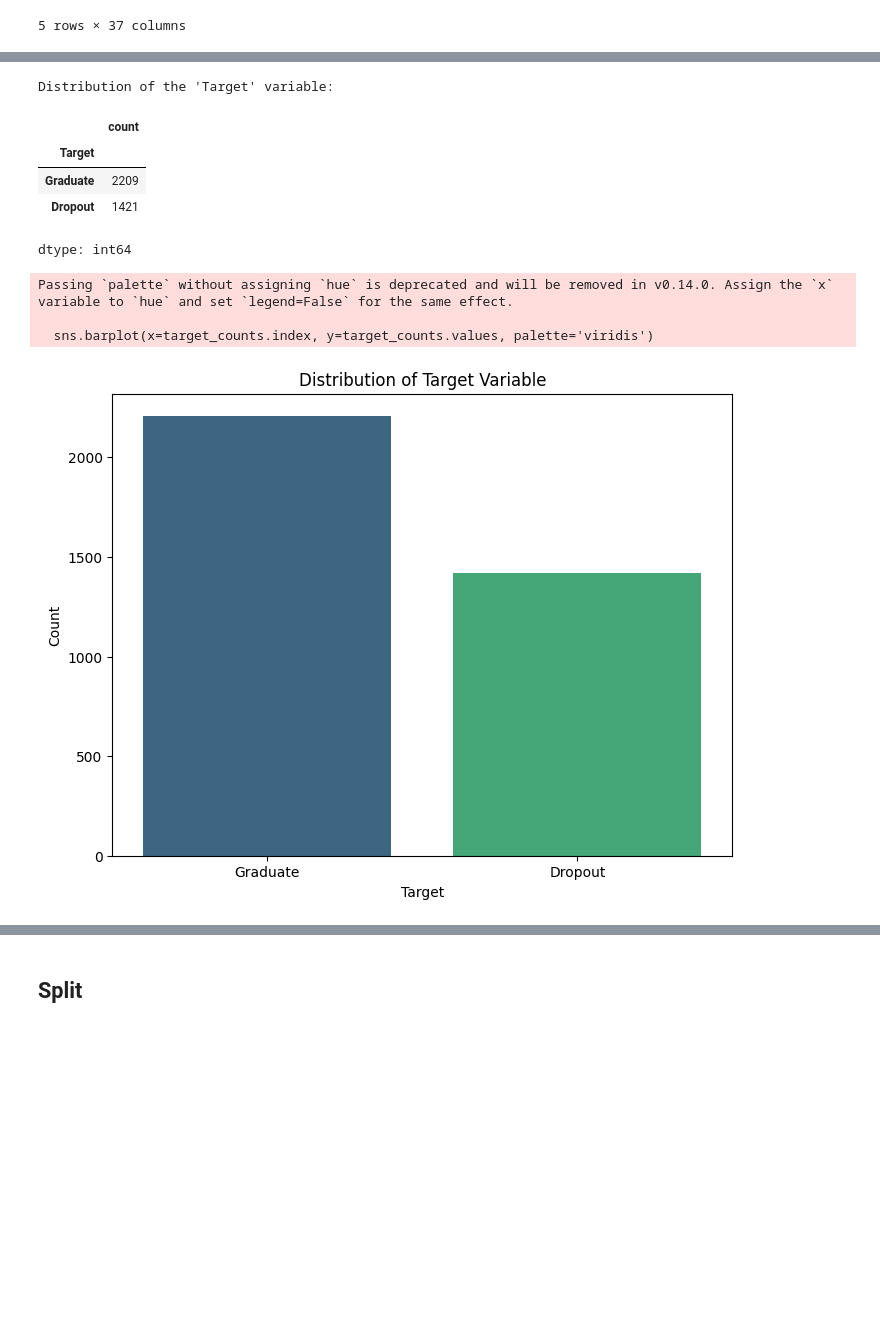
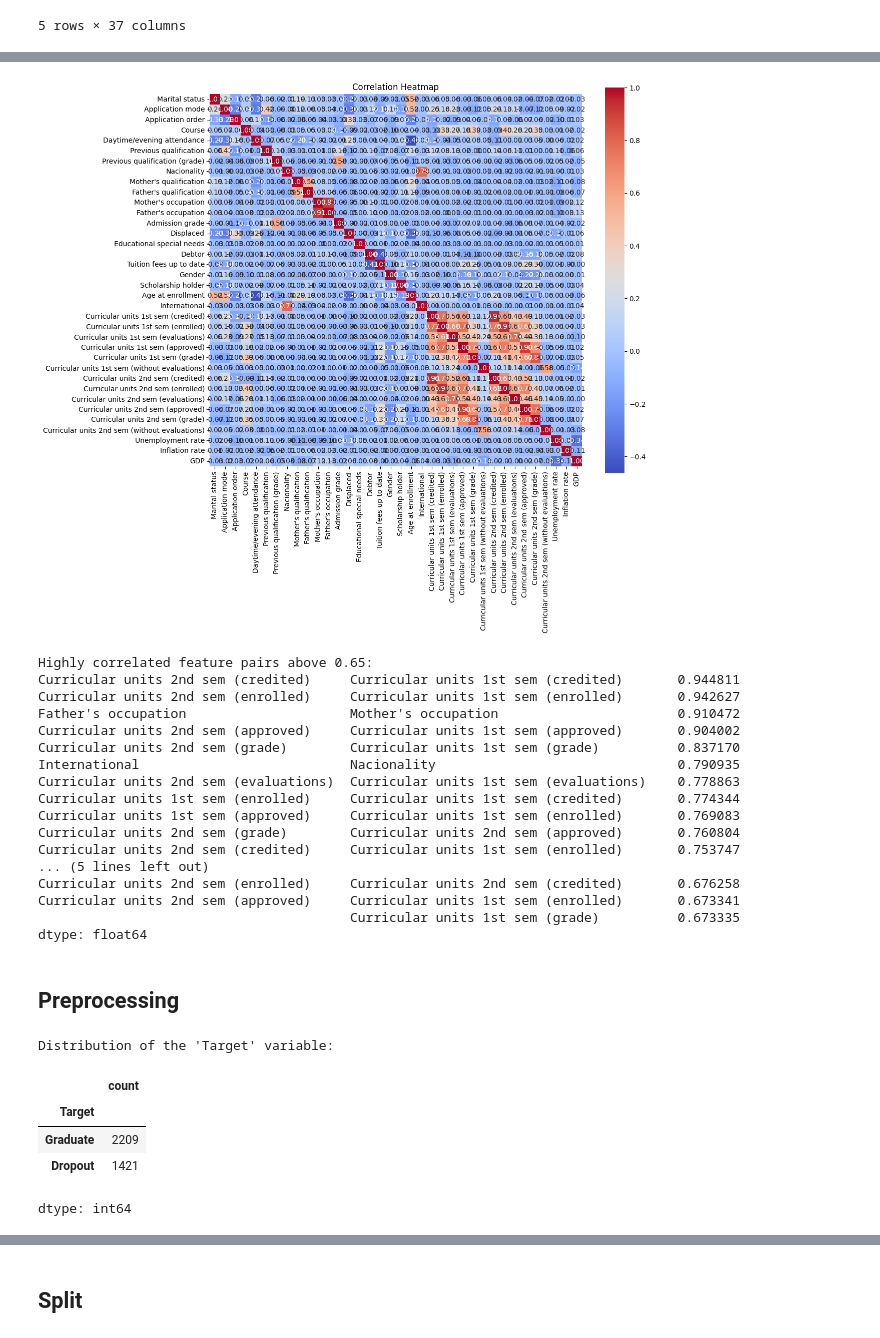
Before and after one commit to rommeltoledocr/Academic-Success-Predictor-ML, a Jupyter notebook: Academic_Success_Predictor_ML.ipynb, the cells around one changed output, grey strips where cells are left out. Drawn from its saved outputs; the diff is of its cells as text; code cells hidden in the pictures; blank space fills up the shorter version.

```diff
--- a/Academic_Success_Predictor_ML.ipynb
+++ b/Academic_Success_Predictor_ML.ipynb
@@ -104,0 +172,55 @@ dtype: int64
+# %%
+def plot_correlation_matrix(df):
+  """Plots a correlation heatmap for the given DataFrame."""
+  correlation_matrix = df.corr(numeric_only=True)
+  plt.figure(figsize=(12, 10))
+  sns.heatmap(correlation_matrix, annot=True, cmap='coolwarm', fmt=".2f", square=True)
+  plt.title('Correlation Heatmap')
+  plt.show()
+  return correlation_matrix
+# %%
+def high_correlation_features(correlation_matrix, threshold):
+  # Calculate the absolute values of the correlation matrix
+  corr_matrix_abs = correlation_matrix.abs()
+
+  # Select the upper triangle of the absolute correlation matrix to avoid duplicate pairs and self-correlation
+  upper_triangle = corr_matrix_abs.where(
+      np.triu(np.ones(corr_matrix_abs.shape), k=1).astype(bool)
+  )
+
+  # Unstack the upper triangle to get a Series of feature pairs and their correlations, then drop NaN values
+  high_corr = upper_triangle.unstack().dropna()
+  # Filter for correlations above the specified threshold and sort in descending order
+  high_corr = high_corr[high_corr > threshold].sort_values(ascending=False)
+
+  print(f"Highly correlated feature pairs above {threshold}:\n{high_corr}")
+# %%
+# Calculate and plot the correlation matrix
+correlation_matrix = plot_correlation_matrix(df)
+
+# Define a threshold for high correlation
+threshold = 0.65
+
+# Identify and print highly correlated features
+high_correlation_features(correlation_matrix, threshold)
+# %% [output]
+[figure, added]
+Highly correlated feature pairs above 0.65:
+Curricular units 2nd sem (credited)     Curricular units 1st sem (credited)       0.944811
+Curricular units 2nd sem (enrolled)     Curricular units 1st sem (enrolled)       0.942627
+Father's occupation                     Mother's occupation                       0.910472
+Curricular units 2nd sem (approved)     Curricular units 1st sem (approved)       0.904002
+Curricular units 2nd sem (grade)        Curricular units 1st sem (grade)          0.837170
+International                           Nacionality                               0.790935
+Curricular units 2nd sem (evaluations)  Curricular units 1st sem (evaluations)    0.778863
+Curricular units 1st sem (enrolled)     Curricular units 1st sem (credited)       0.774344
+Curricular units 1st sem (approved)     Curricular units 1st sem (enrolled)       0.769083
+Curricular units 2nd sem (grade)        Curricular units 2nd sem (approved)       0.760804
+Curricular units 2nd sem (credited)     Curricular units 1st sem (enrolled)       0.753747
+... (5 lines left out)
+Curricular units 2nd sem (enrolled)     Curricular units 2nd sem (credited)       0.676258
+Curricular units 2nd sem (approved)     Curricular units 1st sem (enrolled)       0.673341
+                                        Curricular units 1st sem (grade)          0.673335
+dtype: float64
+# %% [markdown]
+## Preprocessing
@@ -111,14 +259,6 @@ target_counts = df['Target'].value_counts()
 
 print("\nDistribution of the 'Target' variable:")
 display(target_counts)
-
-# Plot the new distribution of the 'Target' variable
-plt.figure(figsize=(8, 6))
-sns.barplot(x=target_counts.index, y=target_counts.values, palette='viridis')
-plt.title('Distribution of Target Variable')
-plt.xlabel('Target')
-plt.ylabel('Count')
-plt.show()
 # %% [output]
 Distribution of the 'Target' variable:
 |  | count |
@@ -126,7 +266,3 @@ Distribution of the 'Target' variable:
 | Graduate | 2209 |
 | Dropout | 1421 |
 dtype: int64
-Passing `palette` without assigning `hue` is deprecated and will be removed in v0.14.0. Assign the `x` variable to `hue` and set `legend=False` for the same effect.
-
-  sns.barplot(x=target_counts.index, y=target_counts.values, palette='viridis')
-[figure, removed]
```
Also changed, not shown: parts of 29 cells of this notebook.
